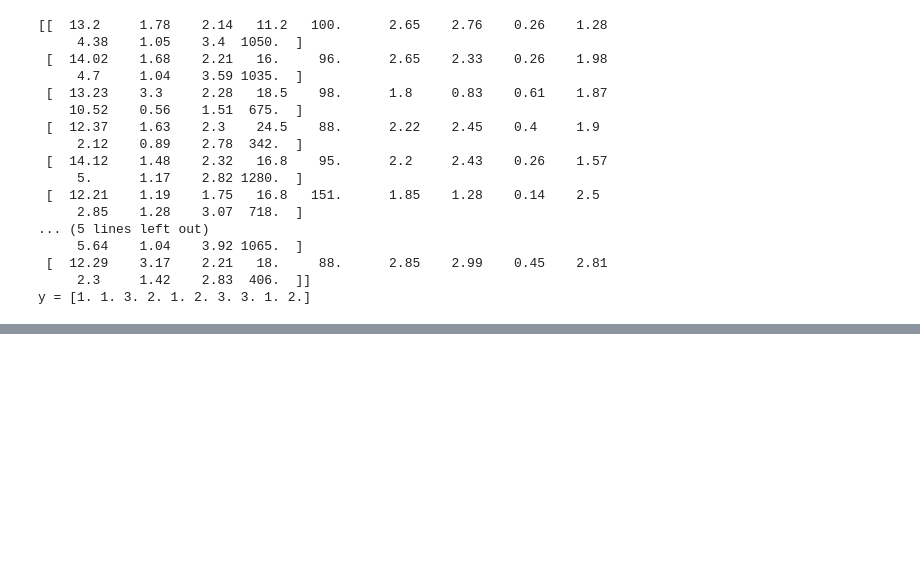
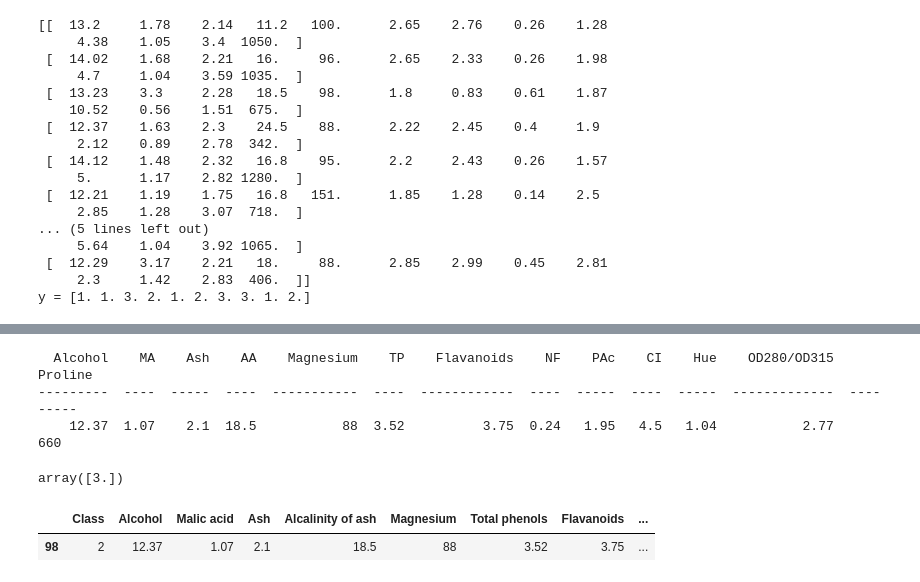
Before and after one commit to Siriani1/Machine-Learning, a Jupyter notebook: ML 101.1-20220127T190722Z-001/ML 101.1/es.ipynb, the cells around one changed output, grey strips where cells are left out. Saved outputs shown, nothing was run; the diff lists cells and outputs as text; code cells hidden in the pictures; blank space fills up the shorter version.

```diff
--- a/ML 101.1-20220127T190722Z-001/ML 101.1/es.ipynb
+++ b/ML 101.1-20220127T190722Z-001/ML 101.1/es.ipynb
@@ -172,0 +189,18 @@ plt.show()
+# %%
+# proviamo a determinare adesso la classe del vino di cui abbiamo avuto le caratteristiche all'inizio dell'esercizio
+
+from tabulate import tabulate
+
+info = ['Alcohol', 'MA', 'Ash', 'AA', 'Magnesium', 'TP', 'Flavanoids', 'NF', 'PAc', 'CI', 'Hue', 'OD280/OD315', 'Proline']
+daScoprire = [12.37, 1.07, 2.1, 18.5, 88, 3.52, 3.75, .24, 1.95, 4.5, 1.04, 2.77, 660]
+print(tabulate([daScoprire], headers=info))
+# %% [output]
+  Alcohol    MA    Ash    AA    Magnesium    TP    Flavanoids    NF    PAc    CI    Hue    OD280/OD315    Proline
+---------  ----  -----  ----  -----------  ----  ------------  ----  -----  ----  -----  -------------  ---------
+    12.37  1.07    2.1  18.5           88  3.52          3.75  0.24   1.95   4.5   1.04           2.77        660
+# %%
+daScoprire = [[12.37, 1.07, 2.1, 18.5, 88, 3.52, 3.75, .24, 1.95, 4.5, 1.04, 2.77, 660]]
+predictDaScoprire = neigh.predict(daScoprire)
+predictDaScoprire
+# %% [output]
+array([3.])
@@ -172,0 +210,9 @@ plt.show()
+# %%
+# il vino che abbiamo testato in realtà è uno di quelli già presenti nel dataset.
+# Provate ad andare a vedere nel dataframe Pandas se la predizione del metodo è corretta o meno
+# cercando alcune caratteristiche del nostro vino, ad esempio 'Alcohol' = 12.37, 'Ash' = 2.10 e 'Magnesium' = 88
+
+df[(df['Alcohol'] == 12.37) & (df['Ash'] == 2.10) & (df['Magnesium'] == 88)]
+# %% [output]
+|  | Class | Alcohol | Malic acid | Ash | Alcalinity of ash | Magnesium | Total phenols | Flavanoids | ... |
+| 98 | 2 | 12.37 | 1.07 | 2.1 | 18.5 | 88 | 3.52 | 3.75 | ... |
```
Also changed, not shown: parts of 10 cells of this notebook.
